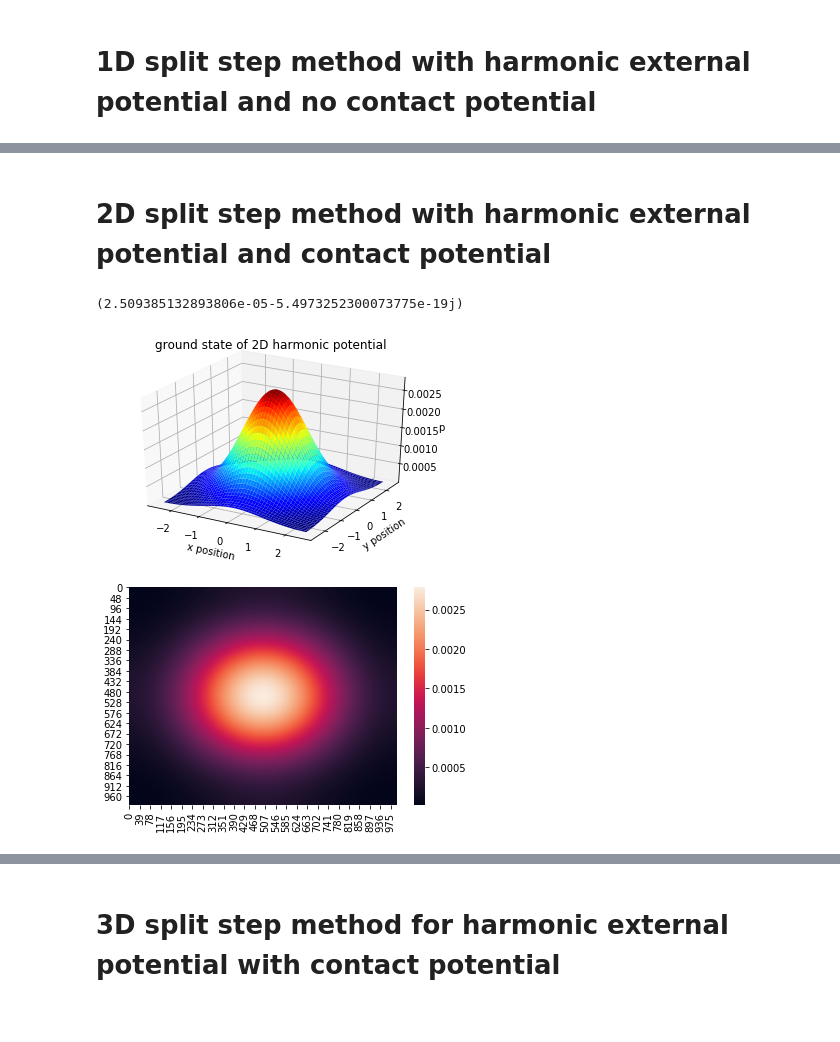
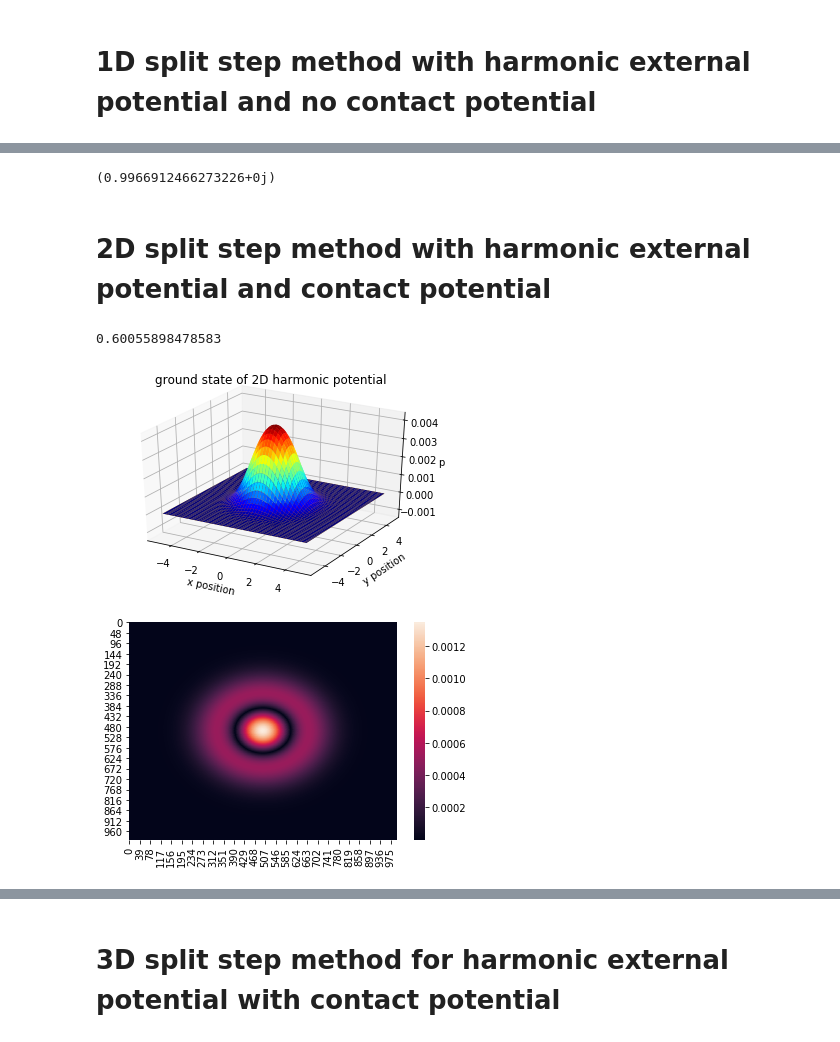
Before and after one commit to DavidStrachan1/BEC-of-dipolar-atoms-simulations, a Jupyter notebook: BEC split step method-checkpoint.ipynb, the cells around one changed output, grey strips where cells are left out. Cells and saved outputs as stored; diff of their text form; code cells hidden in the pictures.

Commit message:
Add files via upload
Solved the issue with the dip at the origin, the contact potential is now giving the right solution and everything is now dimensionless

```diff
--- a/BEC split step method-checkpoint.ipynb
+++ b/BEC split step method-checkpoint.ipynb
@@ -68,86 +69,97 @@ plt.show() # plots psi against x
+# %%
+np.max(exp_V)
+# %% [output]
+(0.9966912466273226+0j)
 # %% [markdown]
 # 2D split step method with harmonic external potential and contact potential
 # %%
 import seaborn as sns
 from mpl_toolkits import mplot3d
-from scipy.fft import fft2,ifft2
-from tqdm import tqdm_notebook
+from numpy.fft import fft2,ifft2
+
 N=999
-dx = 5e-3
+dx = 1e-2
 
 x = np.linspace(-N*dx/2,N*dx/2,N)
 x = x.reshape(-1,1).repeat(len(x),1)
 y = x.T
 
+n = 3e6
+xs = np.sqrt(sc.hbar/(m*w)) # scaling parameter of dimensionless length
+a = 5.1e-9
+gs = 4*np.pi*a*n/xs
 
-g =500
 
 kx = fftfreq(len(x),dx/(2*np.pi)).reshape(-1,1).repeat(len(x),1) #defining the kx values
+ky = kx.T #defining the ky values
+k_mag=np.sqrt(kx**2+ky**2)
 
-ky = kx.T #defining the ky values
 
-psi = np.exp(-(x**2+y**2)) #initial guess of gaussian
-
-T = 0.5*(kx**2+ky**2)/m #kinetic energy 2D array
-
+T = 0.5*(kx**2+ky**2) #kinetic energy 2D array
 exp_T =np.exp((-1j*dt*T)) # combining exp(T) and (imaginary) time propagation
 
-Rc = 10 #spherical cut-off, greater than the system size so is physically resonable
-Cdd = 50
-k_mag=np.sqrt(kx**2+ky**2)
-def dd_cont(psi):
-    out = Cdd/3
-    out+= Cdd*np.cos(Rc*k_mag)/(Rc*k_mag)**2-Cdd*np.sin(Rc*k_mag)/(Rc*k_mag)**3
-    out = np.nan_to_num(out)
-    out*= 3*(np.nan_to_num((kx/k_mag)**2))-1 #kx/k_mag=cos(theta_k) where theta_k is the
+#Rc = 10 #spherical cut-off, greater than the system size so is physically resonable
+#Cdd = 50
+#k_mag=np.sqrt(kx**2+ky**2)
+#def dd_cont(psi):
+  #  out = Cdd/3
+ #   out+= Cdd*np.cos(Rc*k_mag)/(Rc*k_mag)**2-Cdd*np.sin(Rc*k_mag)/(Rc*k_mag)**3
+#    out = np.nan_to_num(out)
+   # out*= 3*(np.nan_to_num((kx/k_mag)**2))-1 #kx/k_mag=cos(theta_k) where theta_k is the
     #angle between k and the direction of the dipoles, I'm assuming x is
     #the direction of the dipoles
-    out = ifft2(out*fft2(psi**2))
-    return out
+    #out = ifft2(out*fft2(psi**2))
+  #  return ifft2(out*fft2(psi**2))
 
 
 ##harmonic well
 def V(psi):
-    return 0.5*m*w*(x**2+y**2) + g*psi**2 +dd_cont(psi)
+    return 0.5*(x**2+y**2) + gs*np.abs(psi)**2 #+dd_cont(psi)
 
 ##circular box potential
 #def V(psi):
- #   return  (x**2+y**2)**10 + g*psi**2 +dd_cont(psi)
+  #  return  (x**2+y**2)**10 + gs*psi**2 +dd_cont(psi)
+
+T = 0.5*(kx**2+ky**2) #kinetic energy 2D array
+exp_T =np.exp(-1j*dt*T)
+
+psi =np.exp(-(x**2+y**2))
+for i in tqdm_notebook(range(100),leave = False):
 
 
-for i in tqdm_notebook(range(100),leave = False):
-    psi = np.exp(-1j*dt*V(psi)/2)*ifft2(exp_T*fft2(np.exp(-1j*dt*V(psi)/2)*psi))
-
-
-psi /= LA.norm(psi)
+    psi = np.exp(-0.5j*dt*V(psi))*ifft2(exp_T*fft2(np.exp(-0.5j*dt*V(psi))*psi))
+    psi /= LA.norm(psi)
 
 ##harmonic ground state
-gnd_state = np.exp((-m*w*(x**2+y**2)/2))
+gnd_state = np.exp((-(x**2+y**2)/2))
 
 ##circular box potential ground state
 #agofpkngofngpo
+
+
 gnd_state /= LA.norm(gnd_state)
-diff = psi-gnd_state
+diff = np.abs(psi)-np.abs(gnd_state)
 #print(diff)
-print(np.mean(diff))
+print(np.mean(diff/np.abs(psi)))
 
 
 fig = plt.figure()
 ax = plt.axes(projection='3d')
 
-ax.plot_surface(x, y, psi.real, cmap='jet')
+ax.plot_surface(x, y, diff, cmap='jet')
+ax.plot_surface(x, y, np.abs(psi), cmap='jet')
 ax.set_title('ground state of 2D harmonic potential')
 
 ax.set_xlabel('x position')
 ax.set_ylabel('y position')
 ax.set_zlabel('psi')
 
 plt.show()
 
-sns.heatmap(psi.real)
+sns.heatmap(np.abs(diff))
 
 plt.show()
 # %% [output]
-(2.509385132893806e-05-5.4973252300073775e-19j)
+0.60055898478583
-[figure, old version]
+[figure, new version]
-[figure, old version]
+[figure, new version]
```
Also changed, not shown: parts of 3 cells of this notebook.
